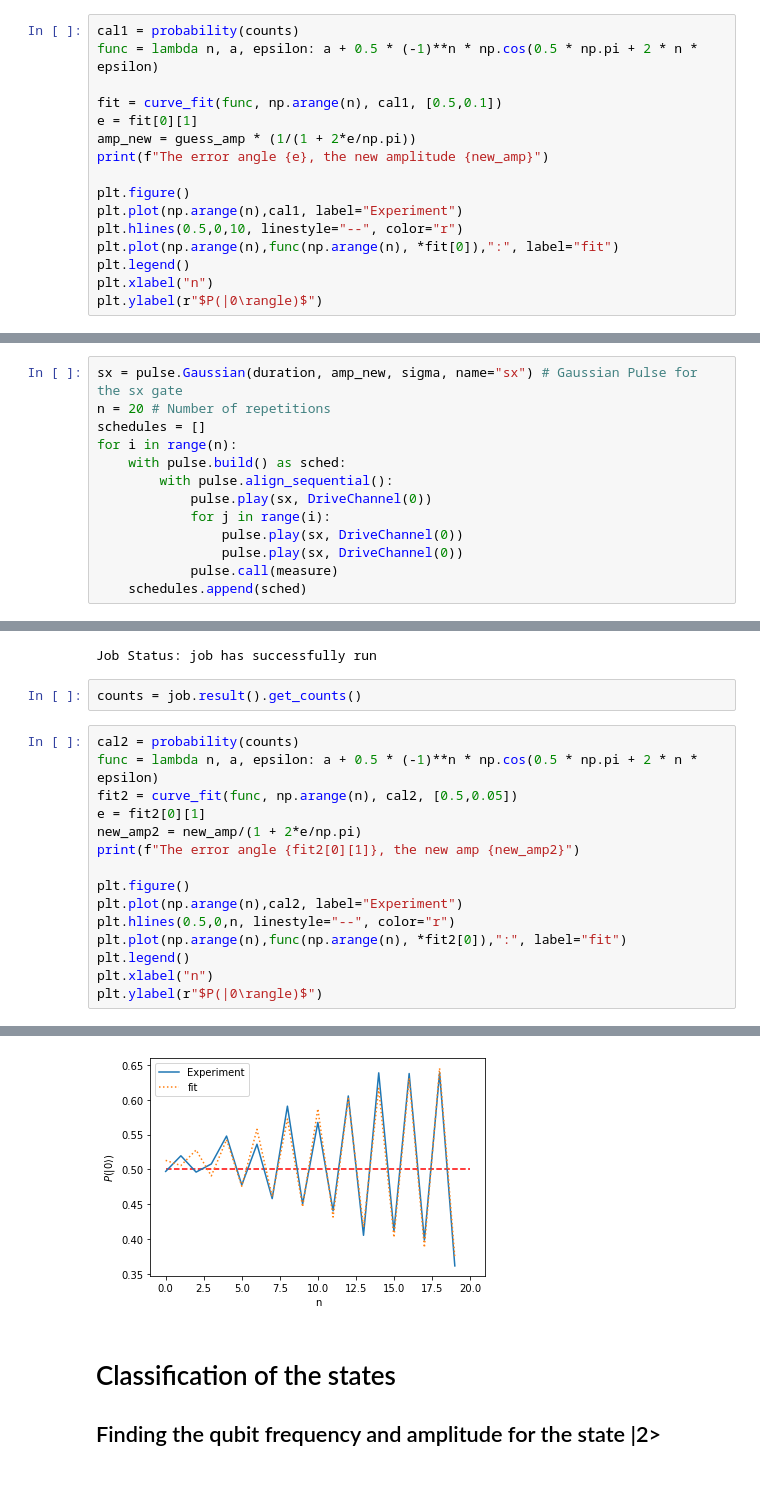
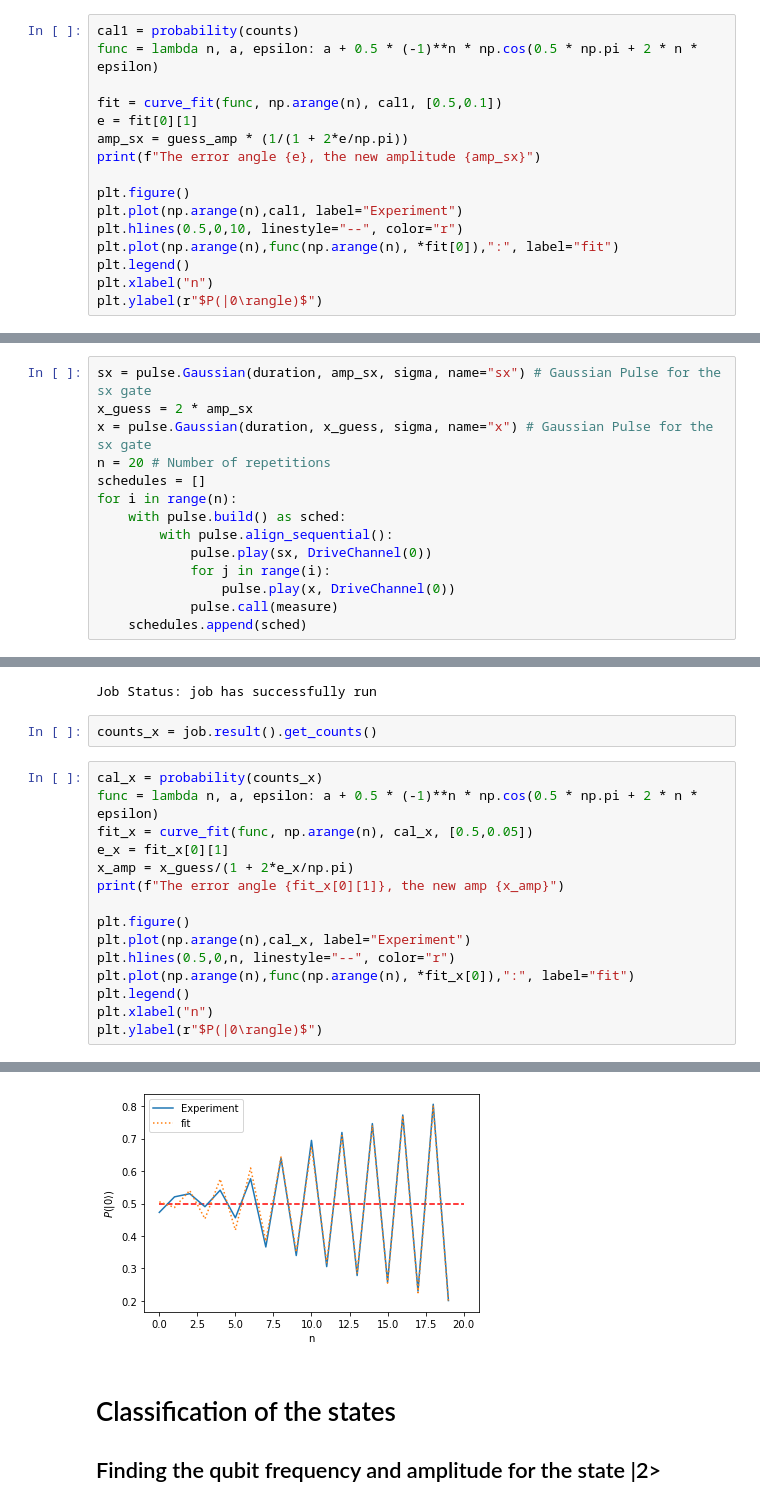
Before and after one commit to alejomonbar/drag-pulse, a Jupyter notebook: DRAG Pulses.ipynb, the cells around one changed output, grey strips where cells are left out. Cells and saved outputs as stored; diff of their text form.

```diff
--- a/DRAG Pulses.ipynb
+++ b/DRAG Pulses.ipynb
@@ -113,8 +130,8 @@ func = lambda n, a, epsilon: a + 0.5 * (-1)**n * np.cos(0.5 * np.pi + 2 * n * ep
 
 fit = curve_fit(func, np.arange(n), cal1, [0.5,0.1])
 e = fit[0][1]
-amp_new = guess_amp * (1/(1 + 2*e/np.pi))
-print(f"The error angle {e}, the new amplitude {new_amp}")
+amp_sx = guess_amp * (1/(1 + 2*e/np.pi))
+print(f"The error angle {e}, the new amplitude {amp_sx}")
 
 plt.figure()
 plt.plot(np.arange(n),cal1, label="Experiment")
@@ -130,5 +149,7 @@ Text(0, 0.5, '$P(|0\\rangle)$')
 # %%
-sx = pulse.Gaussian(duration, amp_new, sigma, name="sx") # Gaussian Pulse for the sx gate
+sx = pulse.Gaussian(duration, amp_sx, sigma, name="sx") # Gaussian Pulse for the sx gate
+x_guess = 2 * amp_sx
+x = pulse.Gaussian(duration, x_guess, sigma, name="x") # Gaussian Pulse for the sx gate
 n = 20 # Number of repetitions
 schedules = []
 for i in range(n):
@@ -136,8 +157,7 @@ for i in range(n):
         with pulse.align_sequential():
             pulse.play(sx, DriveChannel(0))
             for j in range(i):
-                pulse.play(sx, DriveChannel(0))
-                pulse.play(sx, DriveChannel(0))
+                pulse.play(x, DriveChannel(0))
             pulse.call(measure)
     schedules.append(sched)
 # %%
@@ -146,19 +166,19 @@ job_monitor(job)
 # %% [output]
 Job Status: job has successfully run
 # %%
-counts = job.result().get_counts()
+counts_x = job.result().get_counts()
 # %%
-cal2 = probability(counts)
+cal_x = probability(counts_x)
 func = lambda n, a, epsilon: a + 0.5 * (-1)**n * np.cos(0.5 * np.pi + 2 * n * epsilon)
-fit2 = curve_fit(func, np.arange(n), cal2, [0.5,0.05])
-e = fit2[0][1]
-new_amp2 = new_amp/(1 + 2*e/np.pi)
-print(f"The error angle {fit2[0][1]}, the new amp {new_amp2}")
+fit_x = curve_fit(func, np.arange(n), cal_x, [0.5,0.05])
+e_x = fit_x[0][1]
+x_amp = x_guess/(1 + 2*e_x/np.pi)
+print(f"The error angle {fit_x[0][1]}, the new amp {x_amp}")
 
 plt.figure()
-plt.plot(np.arange(n),cal2, label="Experiment")
+plt.plot(np.arange(n),cal_x, label="Experiment")
 plt.hlines(0.5,0,n, linestyle="--", color="r")
-plt.plot(np.arange(n),func(np.arange(n), *fit2[0]),":", label="fit")
+plt.plot(np.arange(n),func(np.arange(n), *fit_x[0]),":", label="fit")
 plt.legend()
 plt.xlabel("n")
 plt.ylabel(r"$P(|0\rangle)$")
@@ -167,5 +187,5 @@ The error angle -0.007440133867122852, the new amp 0.0951305674488908
 Text(0, 0.5, '$P(|0\\rangle)$')
-[figure, old version]
+[figure, new version]
 # %% [markdown]
 # Classification of the states
 ## Finding the qubit frequency and amplitude for the state |2>
```
Also changed, not shown: parts of 27 cells of this notebook.
